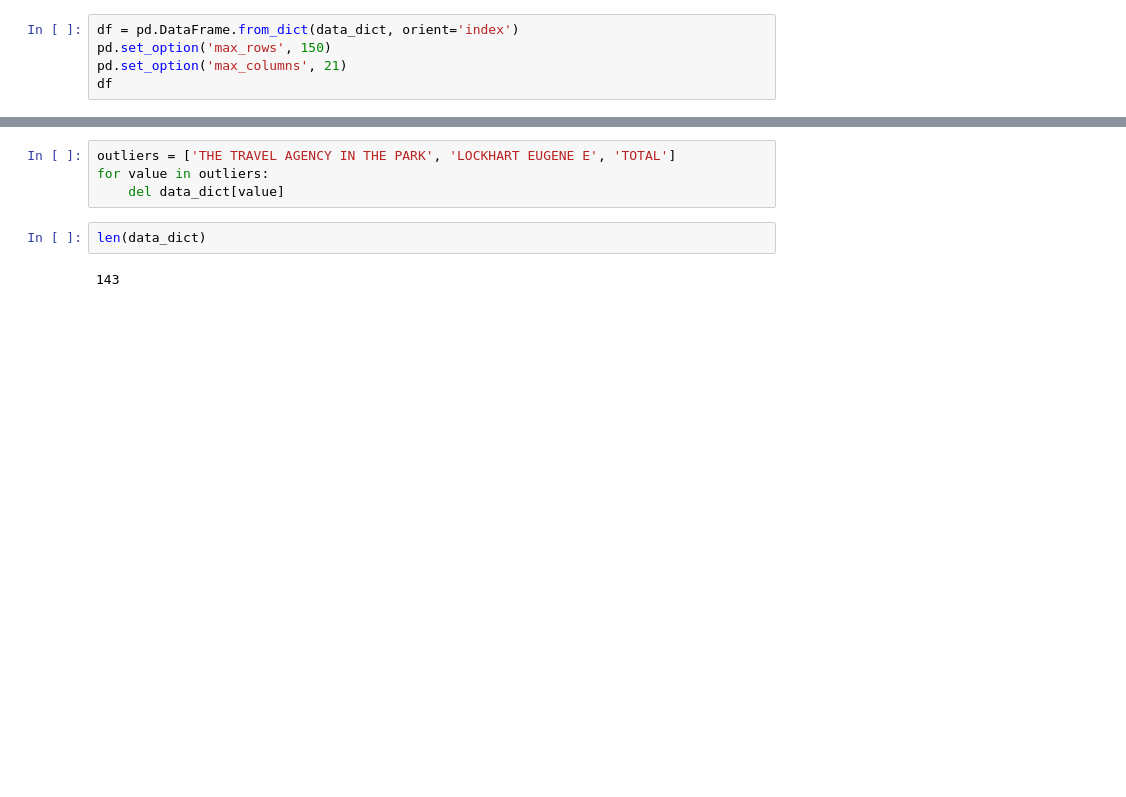
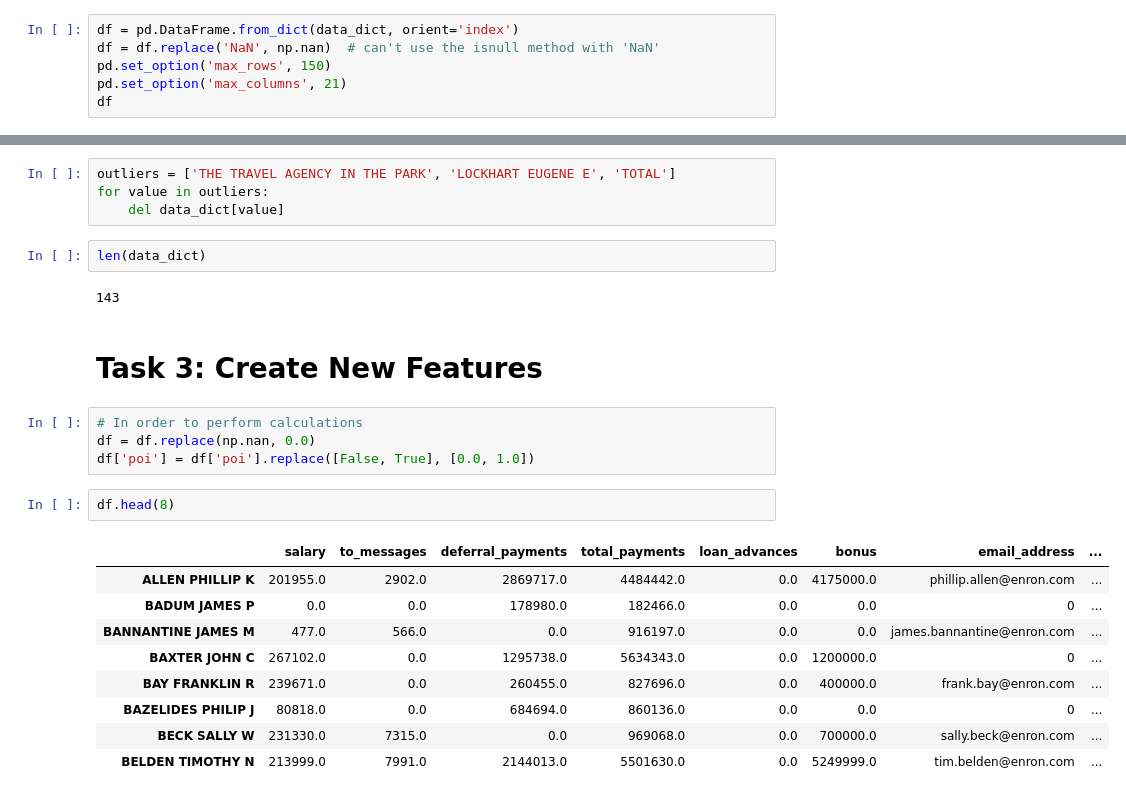
Before and after one commit to trenton3983/ud120-projects, a Jupyter notebook: ML_Project_Research.ipynb, the cells around one changed output, grey strips where cells are left out. Cells and saved outputs as stored; diff of their text form; blank space fills up the shorter version.

```diff
--- a/ML_Project_Research.ipynb
+++ b/ML_Project_Research.ipynb
@@ -66,6 +72,7 @@ with open('final_project/final_project_dataset_unix.pkl', 'rb') as data_file:
 ## Explore Dataset
 # %%
 df = pd.DataFrame.from_dict(data_dict, orient='index')
+df = df.replace('NaN', np.nan)  # can't use the isnull method with 'NaN'
 pd.set_option('max_rows', 150)
 pd.set_option('max_columns', 21)
 df
@@ -205,3 +247,21 @@ for value in outliers:
 len(data_dict)
 # %% [output]
 143
+# %% [markdown]
+# Task 3: Create New Features
+# %%
+# In order to perform calculations
+df = df.replace(np.nan, 0.0)
+df['poi'] = df['poi'].replace([False, True], [0.0, 1.0])
+# %%
+df.head(8)
+# %% [output]
+|  | salary | to_messages | deferral_payments | total_payments | loan_advances | bonus | email_address | ... |
+| ALLEN PHILLIP K | 201955.0 | 2902.0 | 2869717.0 | 4484442.0 | 0.0 | 4175000.0 | phillip.allen@enron.com | ... |
+| BADUM JAMES P | 0.0 | 0.0 | 178980.0 | 182466.0 | 0.0 | 0.0 | 0 | ... |
+| BANNANTINE JAMES M | 477.0 | 566.0 | 0.0 | 916197.0 | 0.0 | 0.0 | james.bannantine@enron.com | ... |
+| BAXTER JOHN C | 267102.0 | 0.0 | 1295738.0 | 5634343.0 | 0.0 | 1200000.0 | 0 | ... |
+| BAY FRANKLIN R | 239671.0 | 0.0 | 260455.0 | 827696.0 | 0.0 | 400000.0 | frank.bay@enron.com | ... |
+| BAZELIDES PHILIP J | 80818.0 | 0.0 | 684694.0 | 860136.0 | 0.0 | 0.0 | 0 | ... |
+| BECK SALLY W | 231330.0 | 7315.0 | 0.0 | 969068.0 | 0.0 | 700000.0 | sally.beck@enron.com | ... |
+| BELDEN TIMOTHY N | 213999.0 | 7991.0 | 2144013.0 | 5501630.0 | 0.0 | 5249999.0 | tim.belden@enron.com | ... |
```
Also changed, not shown: parts of 17 cells of this notebook.
